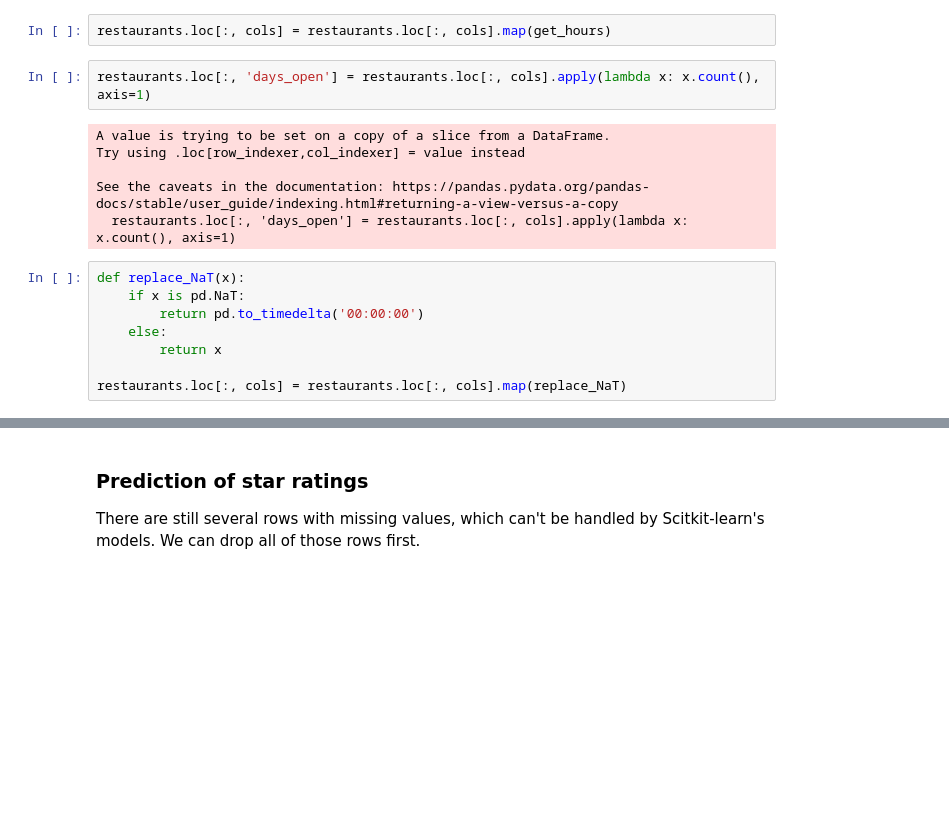
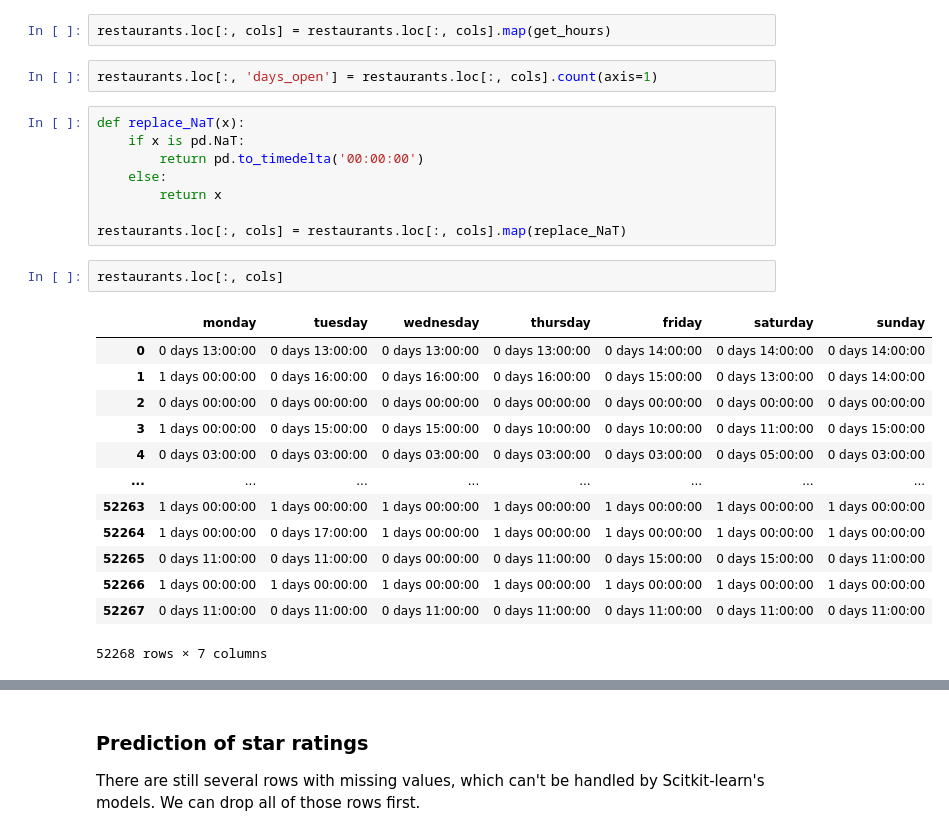
Before and after one commit to raska0010/yelp-customer-reviews, a Jupyter notebook: data_cleaning.ipynb, the cells around one changed output, grey strips where cells are left out. Saved outputs shown, nothing was run; the diff lists cells and outputs as text; blank space fills up the shorter version.

```diff
--- a/data_cleaning.ipynb
+++ b/data_cleaning.ipynb
@@ -222,13 +224,7 @@ def get_hours(x):
 # %%
 restaurants.loc[:, cols] = restaurants.loc[:, cols].map(get_hours)
 # %%
-restaurants.loc[:, 'days_open'] = restaurants.loc[:, cols].apply(lambda x: x.count(), axis=1)
+restaurants.loc[:, 'days_open'] = restaurants.loc[:, cols].count(axis=1)
-# %% [output]
-A value is trying to be set on a copy of a slice from a DataFrame.
-Try using .loc[row_indexer,col_indexer] = value instead
-
-See the caveats in the documentation: https://pandas.pydata.org/pandas-docs/stable/user_guide/indexing.html#returning-a-view-versus-a-copy
-  restaurants.loc[:, 'days_open'] = restaurants.loc[:, cols].apply(lambda x: x.count(), axis=1)
 # %%
 def replace_NaT(x):
     if x is pd.NaT:
@@ -237,5 +233,21 @@ def replace_NaT(x):
         return x
 
 restaurants.loc[:, cols] = restaurants.loc[:, cols].map(replace_NaT)
+# %%
+restaurants.loc[:, cols]
+# %% [output]
+|  | monday | tuesday | wednesday | thursday | friday | saturday | sunday |
+| 0 | 0 days 13:00:00 | 0 days 13:00:00 | 0 days 13:00:00 | 0 days 13:00:00 | 0 days 14:00:00 | 0 days 14:00:00 | 0 days 14:00:00 |
+| 1 | 1 days 00:00:00 | 0 days 16:00:00 | 0 days 16:00:00 | 0 days 16:00:00 | 0 days 15:00:00 | 0 days 13:00:00 | 0 days 14:00:00 |
+| 2 | 0 days 00:00:00 | 0 days 00:00:00 | 0 days 00:00:00 | 0 days 00:00:00 | 0 days 00:00:00 | 0 days 00:00:00 | 0 days 00:00:00 |
+| 3 | 1 days 00:00:00 | 0 days 15:00:00 | 0 days 15:00:00 | 0 days 10:00:00 | 0 days 10:00:00 | 0 days 11:00:00 | 0 days 15:00:00 |
+| 4 | 0 days 03:00:00 | 0 days 03:00:00 | 0 days 03:00:00 | 0 days 03:00:00 | 0 days 03:00:00 | 0 days 05:00:00 | 0 days 03:00:00 |
+| ... | ... | ... | ... | ... | ... | ... | ... |
+| 52263 | 1 days 00:00:00 | 1 days 00:00:00 | 1 days 00:00:00 | 1 days 00:00:00 | 1 days 00:00:00 | 1 days 00:00:00 | 1 days 00:00:00 |
+| 52264 | 1 days 00:00:00 | 0 days 17:00:00 | 1 days 00:00:00 | 1 days 00:00:00 | 1 days 00:00:00 | 1 days 00:00:00 | 1 days 00:00:00 |
+| 52265 | 0 days 11:00:00 | 0 days 11:00:00 | 0 days 00:00:00 | 0 days 11:00:00 | 0 days 15:00:00 | 0 days 15:00:00 | 0 days 11:00:00 |
+| 52266 | 1 days 00:00:00 | 1 days 00:00:00 | 1 days 00:00:00 | 1 days 00:00:00 | 1 days 00:00:00 | 1 days 00:00:00 | 1 days 00:00:00 |
+| 52267 | 0 days 11:00:00 | 0 days 11:00:00 | 0 days 11:00:00 | 0 days 11:00:00 | 0 days 11:00:00 | 0 days 11:00:00 | 0 days 11:00:00 |
+52268 rows × 7 columns
 # %%
 restaurants.loc[:, 'avg_opening_hours'] = restaurants.loc[:, cols].apply(lambda x: x.sum(), axis=1) / restaurants.loc[:, 'days_open']
```
Also changed, not shown: parts of 12 cells of this notebook.
